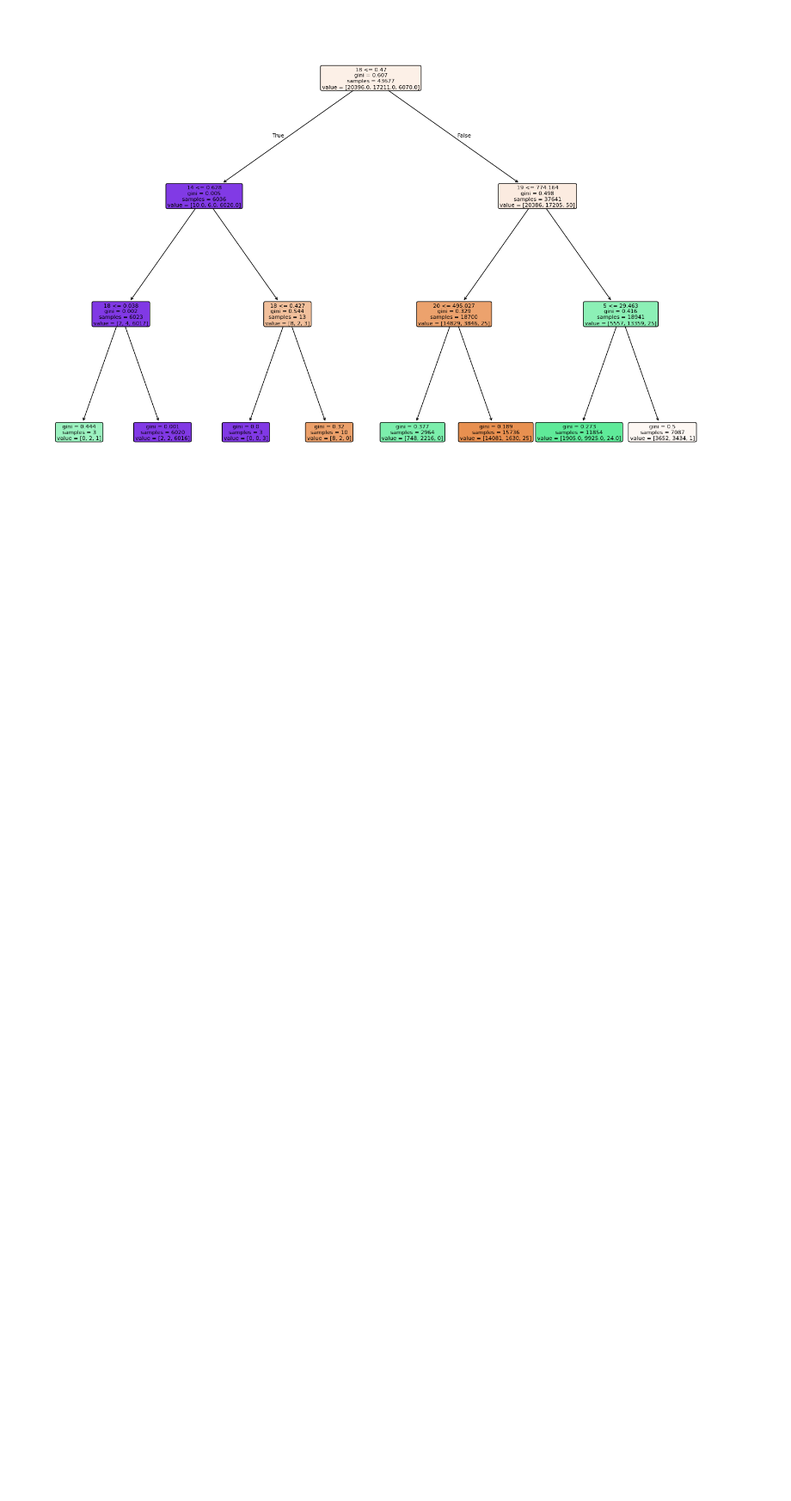
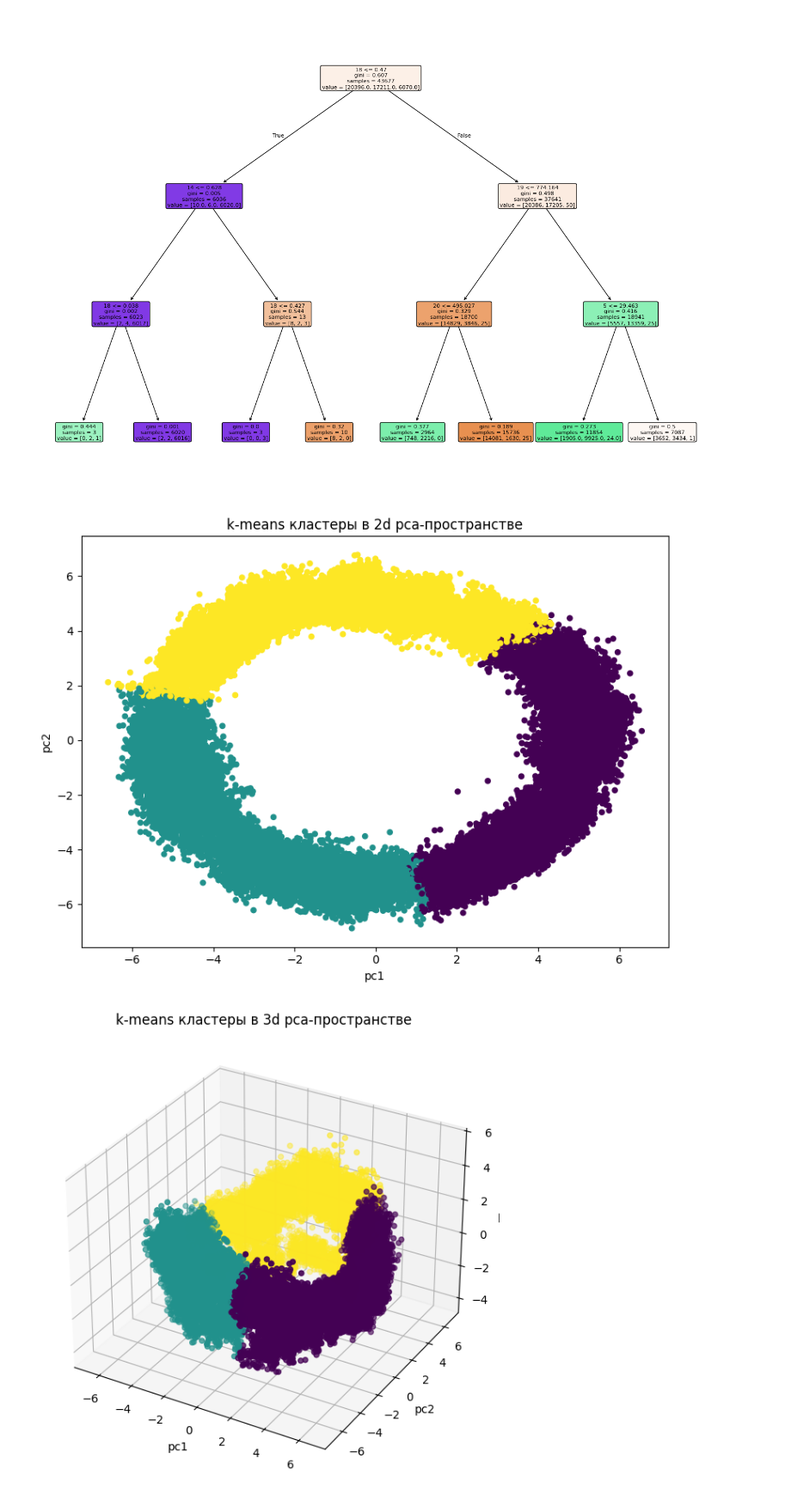
Before and after one commit to haxarasu/ml_tgu, a Jupyter notebook: src/main.ipynb, the cells around one changed output. Shown at 86% size. Saved outputs shown, nothing was run; the diff lists cells and outputs as text; code cells hidden in the pictures; blank space fills up the shorter version.

Commit message:
implemented k-means class with PCA

```diff
--- a/src/main.ipynb
+++ b/src/main.ipynb
@@ -131,3 +131,22 @@ nn_model = nn_trainer.fit(
     hidden_layer_sizes=(64, 32),  # структура слоёв: 64 нейрона, потом 32
     max_iter=300,                 # число итераций обучения
 )
+# %%
+kmeans_clust = KMeansClustering(
+    X,
+    n_clusters=3,        # число кластеров
+    random_state=42,     # для воспроизводимости
+    scale=True,          # скалировать признаки перед k-means
+)
+
+# обучает k-means и строит pca-проекции (2d и 3d)
+kmeans_model = kmeans_clust.fit()
+
+# визуализация в 2d
+kmeans_clust.plot_2d(figsize=(8, 6))
+
+# визуализация в 3d
+kmeans_clust.plot_3d(figsize=(8, 6))
+# %% [output]
+[figure, added]
+[figure, added]
```
Also changed, not shown: parts of 1 cell of this notebook, 7 other files.
